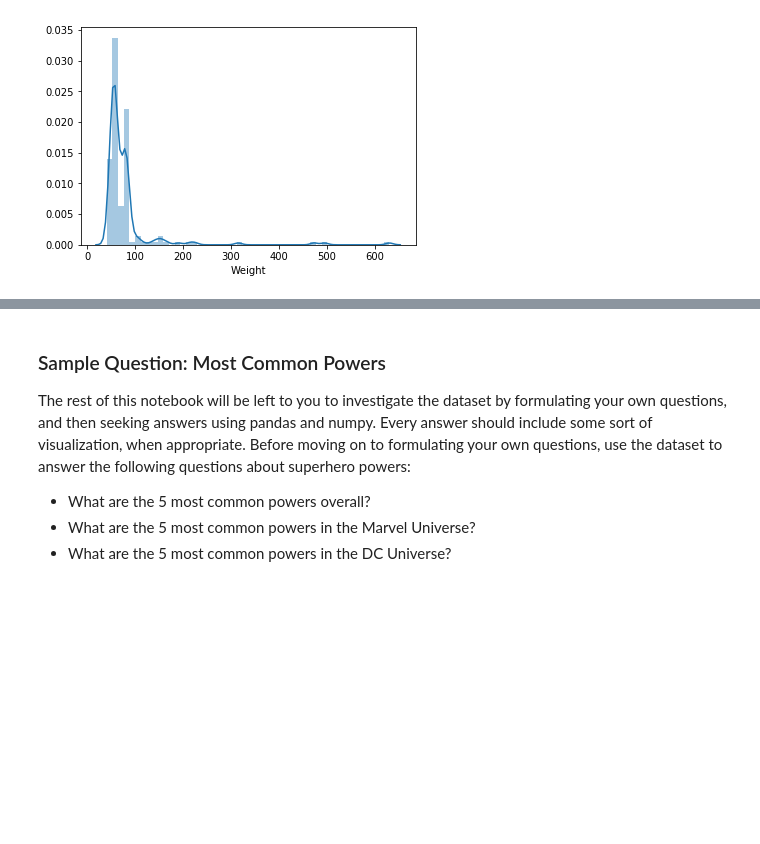
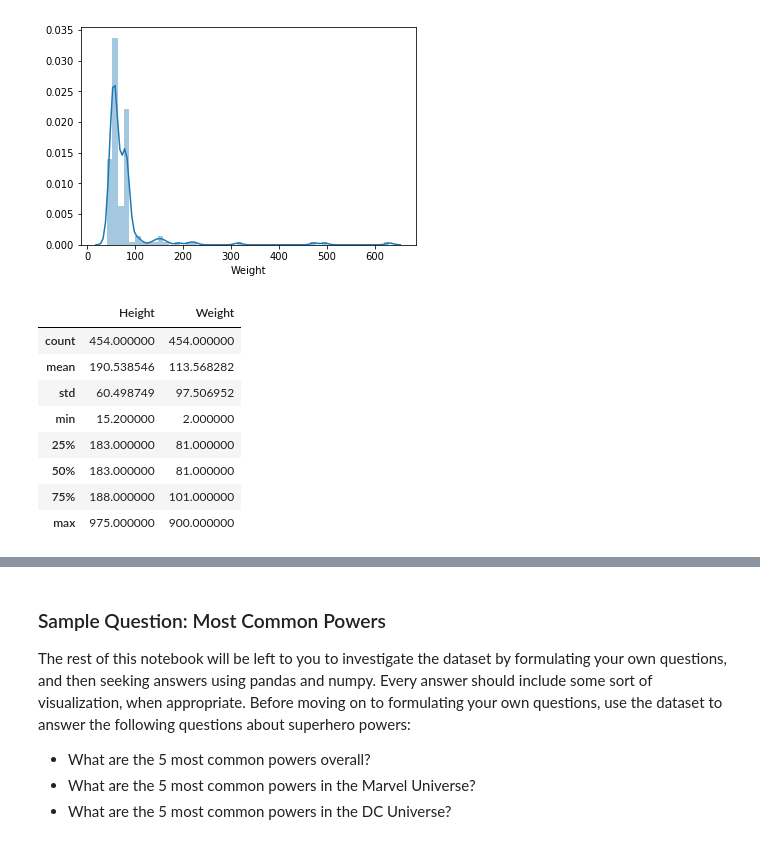
Before and after one commit to siguy12/dsc-1-04-13-project-data-cleaning-online-ds-pt-100118, a Jupyter notebook: index.ipynb, the cells around one changed output, grey strips where cells are left out. Saved outputs shown, nothing was run; the diff lists cells and outputs as text; code cells hidden in the pictures; blank space fills up the shorter version.

```diff
--- a/index.ipynb
+++ b/index.ipynb
@@ -365,3 +365,15 @@ show_distplot(joint_df, "Female", "Height")
 show_distplot(joint_df, "Female", "Weight")
 # %% [output]
 [figure]
+# %%
+male_df.describe()
+# %% [output]
+|  | Height | Weight |
+| count | 454.000000 | 454.000000 |
+| mean | 190.538546 | 113.568282 |
+| std | 60.498749 | 97.506952 |
+| min | 15.200000 | 2.000000 |
+| 25% | 183.000000 | 81.000000 |
+| 50% | 183.000000 | 81.000000 |
+| 75% | 188.000000 | 101.000000 |
+| max | 975.000000 | 900.000000 |
```
Also changed, not shown: parts of 6 cells of this notebook.
